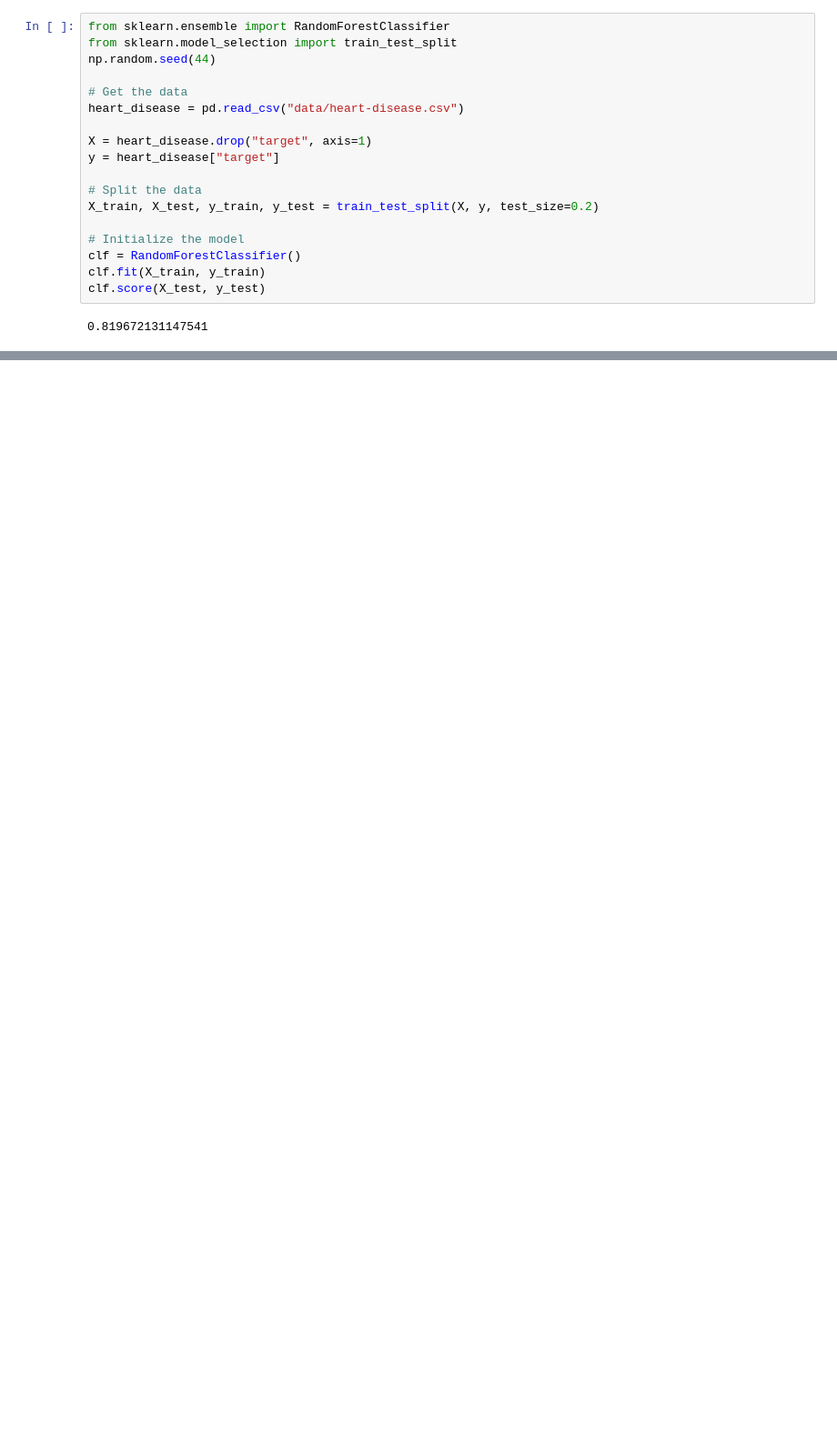
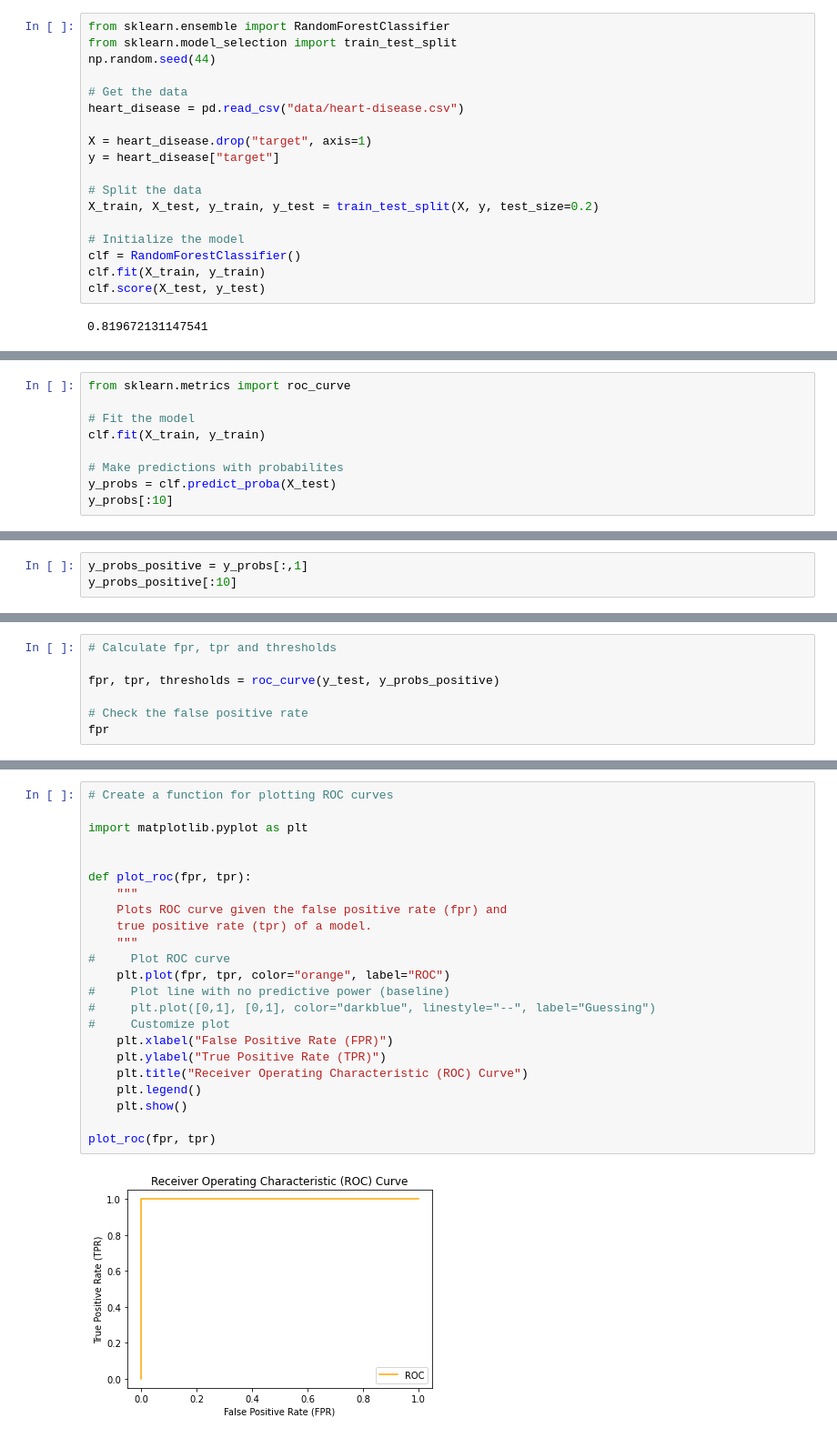
Before and after one commit to Dancan1998/ML, a Jupyter notebook: introduction-to-scikit-learn.ipynb, the cells around one changed output, grey strips where cells are left out. Shown: that part at 91% size. Cells and saved outputs as stored; diff of their text form; blank space fills up the shorter version.

Commit message:
ROC curves

```diff
--- a/introduction-to-scikit-learn.ipynb
+++ b/introduction-to-scikit-learn.ipynb
@@ -958,0 +970,9 @@ Heart Disease Classifier Cross Validated Accuracy is: 82.81%
+# %%
+from sklearn.metrics import roc_curve
+
+# Fit the model
+clf.fit(X_train, y_train)
+
+# Make predictions with probabilites
+y_probs = clf.predict_proba(X_test)
+y_probs[:10]
@@ -958,0 +994,3 @@ Heart Disease Classifier Cross Validated Accuracy is: 82.81%
+# %%
+y_probs_positive = y_probs[:,1]
+y_probs_positive[:10]
@@ -958,0 +999,7 @@ Heart Disease Classifier Cross Validated Accuracy is: 82.81%
+# %%
+# Calculate fpr, tpr and thresholds
+
+fpr, tpr, thresholds = roc_curve(y_test, y_probs_positive)
+
+# Check the false positive rate
+fpr
@@ -958,0 +1013,25 @@ Heart Disease Classifier Cross Validated Accuracy is: 82.81%
+# %%
+# Create a function for plotting ROC curves
+
+import matplotlib.pyplot as plt
+
+
+def plot_roc(fpr, tpr):
+    """
+    Plots ROC curve given the false positive rate (fpr) and
+    true positive rate (tpr) of a model.
+    """
+#     Plot ROC curve
+    plt.plot(fpr, tpr, color="orange", label="ROC")
+#     Plot line with no predictive power (baseline)
+#     plt.plot([0,1], [0,1], color="darkblue", linestyle="--", label="Guessing")
+#     Customize plot
+    plt.xlabel("False Positive Rate (FPR)")
+    plt.ylabel("True Positive Rate (TPR)")
+    plt.title("Receiver Operating Characteristic (ROC) Curve")
+    plt.legend()
+    plt.show()
+
+plot_roc(fpr, tpr)
+# %% [output]
+[figure, added]
```
Also changed, not shown: parts of 35 cells of this notebook.
